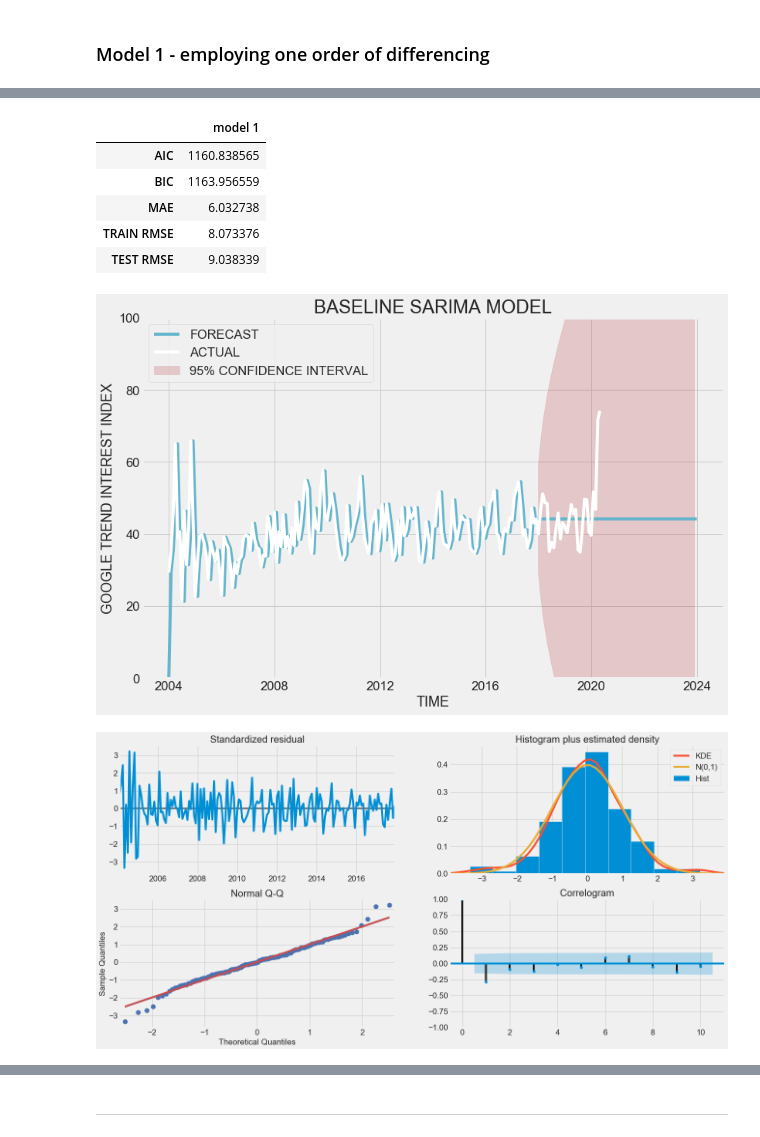
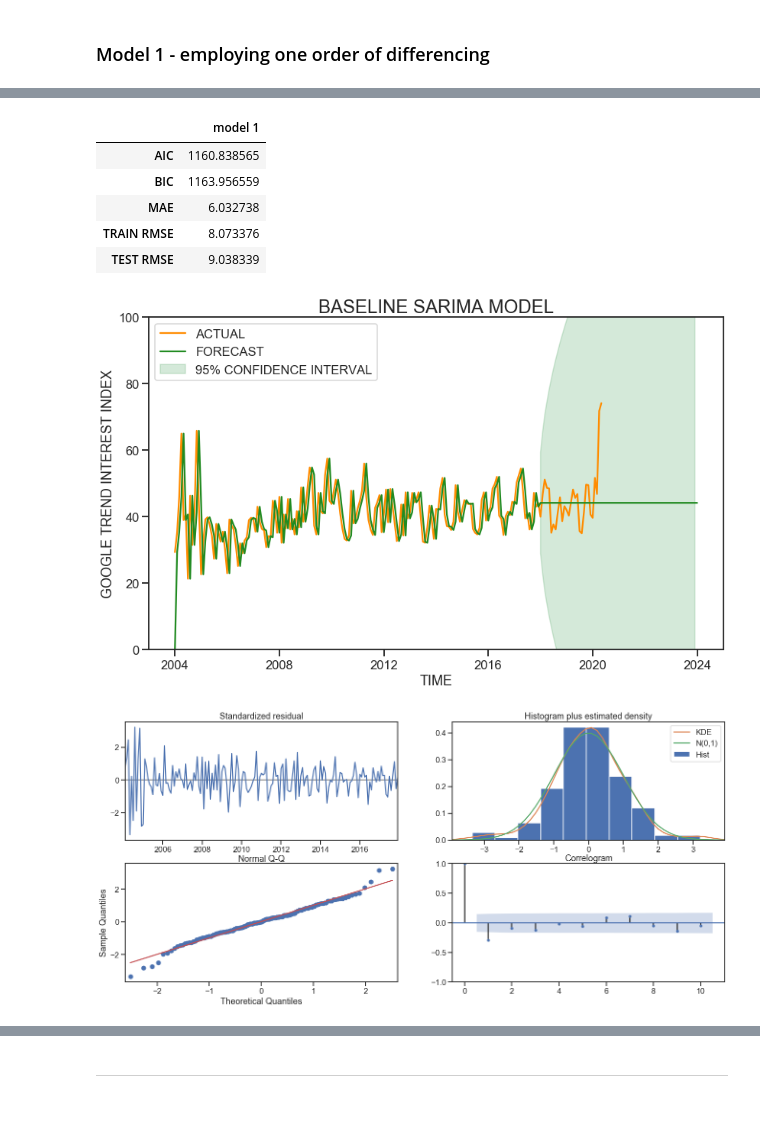
Before and after one commit to daveajstearns/mod5_project, a Jupyter notebook: updated_search_sarima.ipynb, the cells around one changed output, grey strips where cells are left out. Cells and saved outputs as stored; diff of their text form; code cells hidden in the pictures; blank space fills up the shorter version.

Commit message:
final sarima analysis

```diff
--- a/updated_search_sarima.ipynb
+++ b/updated_search_sarima.ipynb
@@ -11,7 +11,7 @@ import seaborn as sns
 import numpy as np
 from statsmodels.tsa.stattools import adfuller
 sns.set(style="ticks", context="talk")
-plt.style.use("fivethirtyeight")
+sns.set_context("talk")
 from statsmodels.tsa.stattools import acf, pacf
 from statsmodels.graphics.tsaplots import plot_acf, plot_pacf
 from statsmodels.tsa.arima_model import ARIMA
@@ -47,2 +49,10 @@ master = rename_column(master, 0, 'interest')
+# %%
+# Loading and processing the previously saved CSV
+master = pd.read_csv('remastered.csv')
+master['date'] = pd.to_datetime(master['date'])
+# Making a copy of this data for input to my cross validation function
+master_2 = master.copy()
+# Formatting the master data frame to be used in my SARIMA modeling
+master.set_index('date', inplace=True)
 # %%
 # Going to look at the time series plot
@@ -217,18 +227,18 @@ prediction = fit.get_forecast(steps=72)
 pred_conf = prediction.conf_int()
 # Plot the nice graphs
 fig,ax = plt.subplots(figsize=(12,8))
-sns.lineplot(x=forecast.index, y=forecast['forecast'], color='c')
 sns.lineplot(x=master['2004':].index,
-             y=master['2004':]['interest'], color='w')
+             y=master['2004':]['interest'], color='darkorange')
+sns.lineplot(x=forecast.index, y=forecast['forecast'], color='forestgreen')
 ax.fill_between(pred_conf.index,
                 pred_conf.iloc[:, 0],
-                pred_conf.iloc[:, 1], color='r', alpha=0.25)
-plt.legend(['FORECAST','ACTUAL', '95% CONFIDENCE INTERVAL'], loc='upper left')
+                pred_conf.iloc[:, 1], color='g', alpha=0.25)
+plt.legend(['ACTUAL', 'FORECAST', '95% CONFIDENCE INTERVAL'], loc='upper left')
 plt.xlabel('TIME',size=18)
 plt.ylabel('GOOGLE TREND INTEREST INDEX', size=18)
 plt.ylim(0,100)
 plt.title('BASELINE SARIMA MODEL', size=24)
-model_1_scores = make_chart(fit, 'model 1')
+model_1_scores = make_chart(fit, master, 'model 1')
 print(fit.plot_diagnostics(figsize=(20,10)))
 model_1_scores
 # %% [output]
@@ -241,20 +251,20 @@ Time:                        12:12:48   BIC                           1163.957
 Sample:                    01-01-2004   HQIC                          1162.104
                          - 12-01-2017
 Covariance Type:                  opg
 ==============================================================================
                  coef    std err          z      P>|z|      [0.025      0.975]
 ------------------------------------------------------------------------------
 ... (15 lines left out)
 ...
 ..
 .
 Figure(1440x720)
 |  | model 1 |
 | AIC | 1160.838565 |
 | BIC | 1163.956559 |
 | MAE | 6.032738 |
 | TRAIN RMSE | 8.073376 |
 | TEST RMSE | 9.038339 |
-[figure, old version]
+[figure, new version]
-[figure, old version]
+[figure, new version]
 # %%
```
Also changed, not shown: parts of 61 cells of this notebook.
